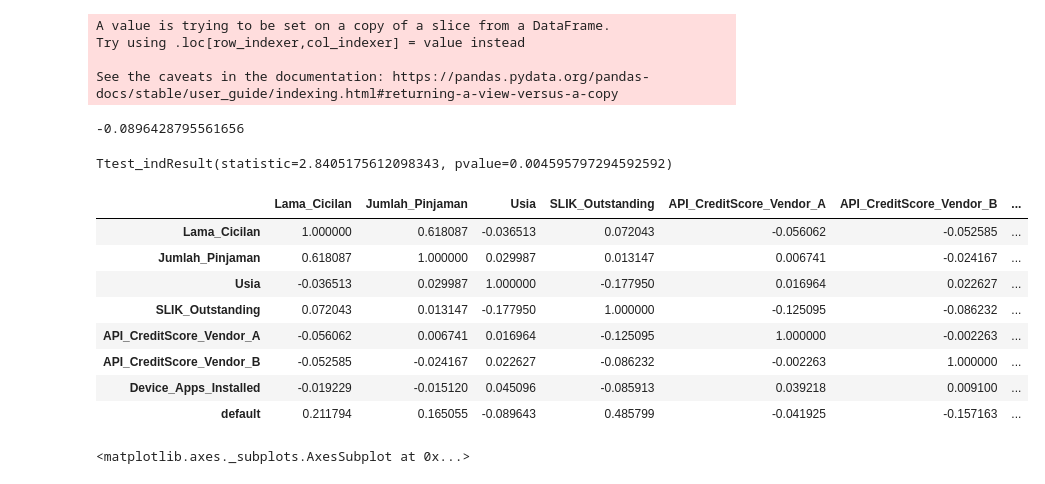
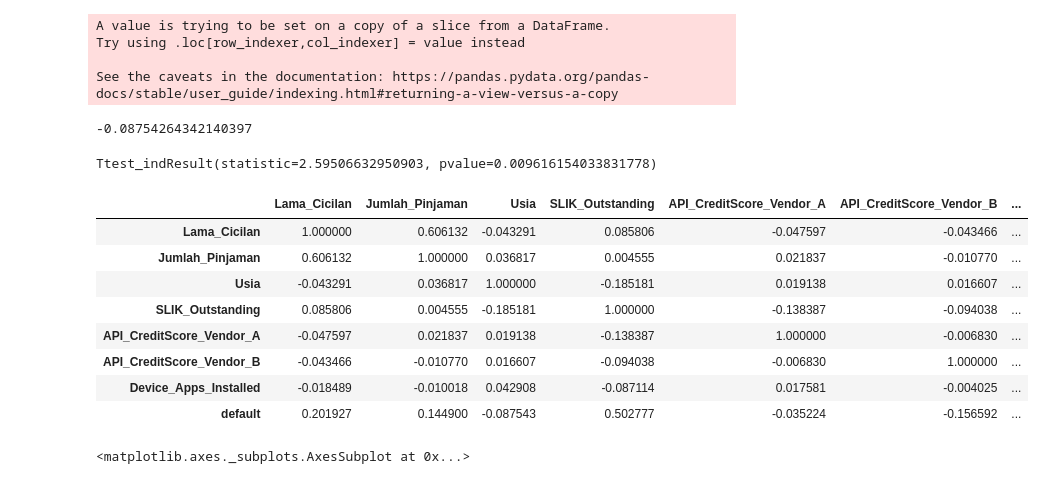
Before and after one commit to IndraLukasTjahaja/Digital_Credit_Risk, a Jupyter notebook: Bab_2_3_2_Data_Understanding.ipynb, the cells around one changed output. Cells and saved outputs as stored; diff of their text form; code cells hidden in the pictures.

```diff
--- a/Bab_2_3_2_Data_Understanding.ipynb
+++ b/Bab_2_3_2_Data_Understanding.ipynb
@@ -274,33 +274,35 @@ Try using .loc[row_indexer,col_indexer] = value instead
 See the caveats in the documentation: https://pandas.pydata.org/pandas-docs/stable/user_guide/indexing.html#returning-a-view-versus-a-copy
 # %%
 # Menghitung korelasi antara variabel API_CreditScore_Vendor_Adengan default
-print(df['default'].corr(df['Usia']))
+print(df_clean['default'].corr(df_clean['Usia']))
 # %% [output]
--0.0896428795561656
+-0.08754264342140397
 # %%
 from scipy import stats
 
 # Uji coba hipotesis apakah ada perbedaan nilai rata-rata variabel
 # API_CreditScore_Vendor_A dengan default (gagal bayar dan tidak gagal bayar)
-stats.ttest_ind( df[df.default == 0].Usia,
-             	df[df.default == 1].Usia, nan_policy='omit')
+stats.ttest_ind( df_clean[df_clean.default == 0].Usia,
+             	df_clean[df_clean.default == 1].Usia, nan_policy='omit')
 # %% [output]
-Ttest_indResult(statistic=2.8405175612098343, pvalue=0.004595797294592592)
+Ttest_indResult(statistic=2.59506632950903, pvalue=0.009616154033831778)
 # %%
+# 2.3.2.5.6 Memahami korelasi antar variabel dan dengan target
+
 # Korelasi Antar semua Variabel numerik
 import seaborn as sns
-corr = df.corr()
+corr = df_clean.corr()
 corr
 # %% [output]
 |  | Lama_Cicilan | Jumlah_Pinjaman | Usia | SLIK_Outstanding | API_CreditScore_Vendor_A | API_CreditScore_Vendor_B | ... |
-| Lama_Cicilan | 1.000000 | 0.618087 | -0.036513 | 0.072043 | -0.056062 | -0.052585 | ... |
-| Jumlah_Pinjaman | 0.618087 | 1.000000 | 0.029987 | 0.013147 | 0.006741 | -0.024167 | ... |
-| Usia | -0.036513 | 0.029987 | 1.000000 | -0.177950 | 0.016964 | 0.022627 | ... |
-| SLIK_Outstanding | 0.072043 | 0.013147 | -0.177950 | 1.000000 | -0.125095 | -0.086232 | ... |
-| API_CreditScore_Vendor_A | -0.056062 | 0.006741 | 0.016964 | -0.125095 | 1.000000 | -0.002263 | ... |
-| API_CreditScore_Vendor_B | -0.052585 | -0.024167 | 0.022627 | -0.086232 | -0.002263 | 1.000000 | ... |
-| Device_Apps_Installed | -0.019229 | -0.015120 | 0.045096 | -0.085913 | 0.039218 | 0.009100 | ... |
-| default | 0.211794 | 0.165055 | -0.089643 | 0.485799 | -0.041925 | -0.157163 | ... |
+| Lama_Cicilan | 1.000000 | 0.606132 | -0.043291 | 0.085806 | -0.047597 | -0.043466 | ... |
+| Jumlah_Pinjaman | 0.606132 | 1.000000 | 0.036817 | 0.004555 | 0.021837 | -0.010770 | ... |
+| Usia | -0.043291 | 0.036817 | 1.000000 | -0.185181 | 0.019138 | 0.016607 | ... |
+| SLIK_Outstanding | 0.085806 | 0.004555 | -0.185181 | 1.000000 | -0.138387 | -0.094038 | ... |
+| API_CreditScore_Vendor_A | -0.047597 | 0.021837 | 0.019138 | -0.138387 | 1.000000 | -0.006830 | ... |
+| API_CreditScore_Vendor_B | -0.043466 | -0.010770 | 0.016607 | -0.094038 | -0.006830 | 1.000000 | ... |
+| Device_Apps_Installed | -0.018489 | -0.010018 | 0.042908 | -0.087114 | 0.017581 | -0.004025 | ... |
+| default | 0.201927 | 0.144900 | -0.087543 | 0.502777 | -0.035224 | -0.156592 | ... |
 # %%
 # Korelasi secara visualisasi
 sns.heatmap(corr, xticklabels=corr.columns.values, yticklabels=corr.columns.values)
```
Also changed, not shown: parts of 2 cells of this notebook.
